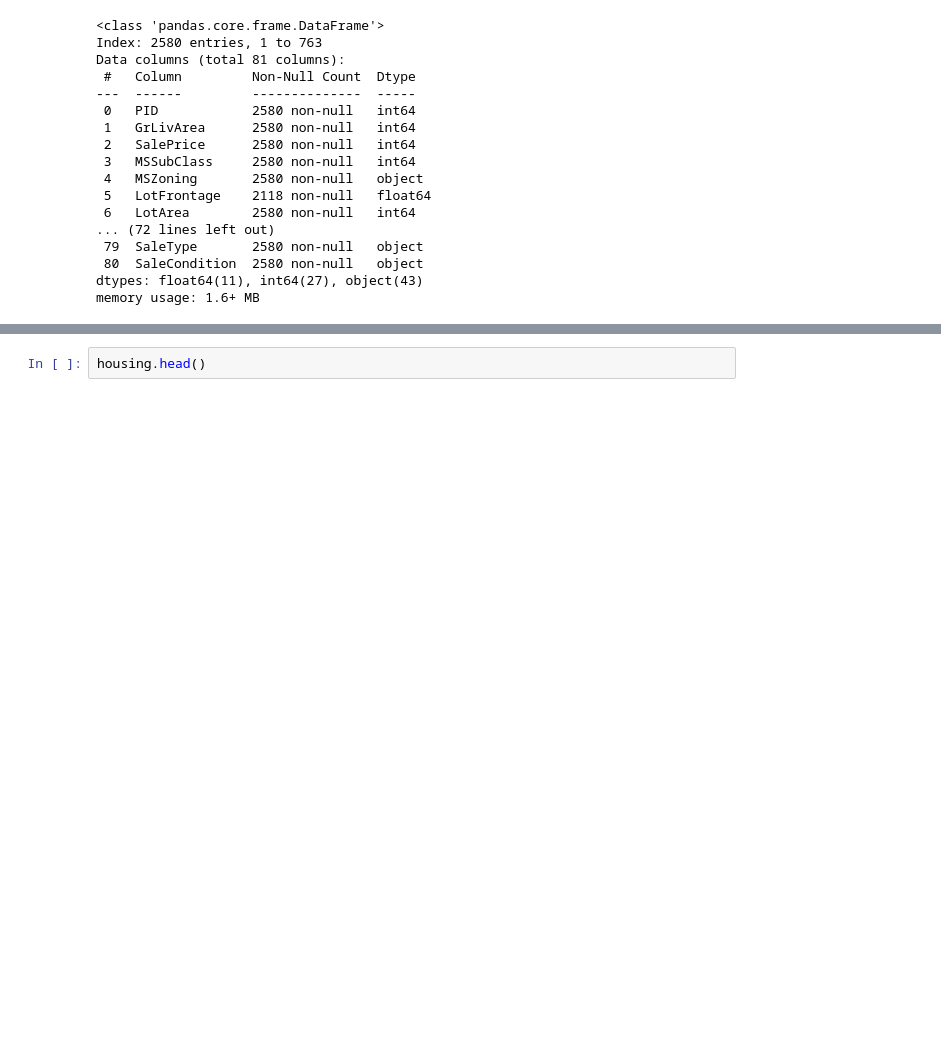
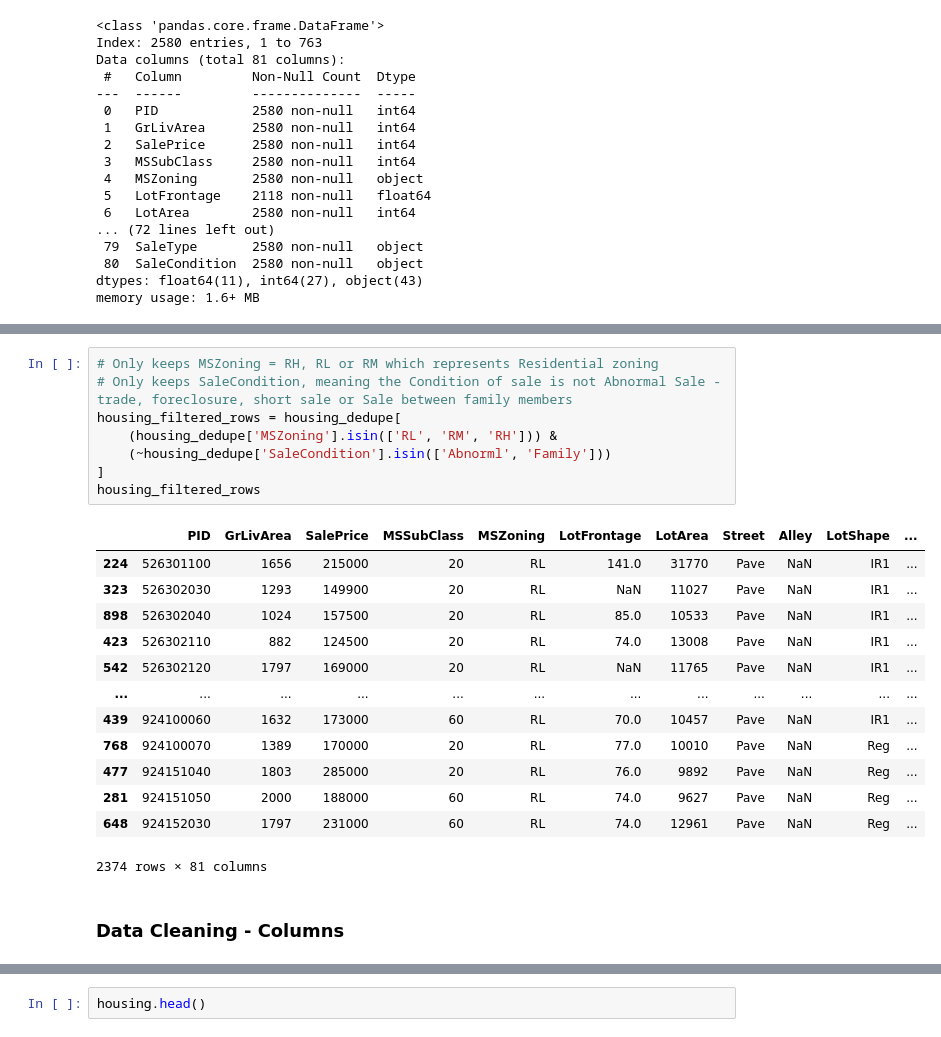
Before and after one commit to erinnyy/Ames_ML_Project, a Jupyter notebook: Ames_Machine_Learning_Project.ipynb, the cells around one changed output, grey strips where cells are left out. Saved outputs shown, nothing was run; the diff lists cells and outputs as text; blank space fills up the shorter version.

```diff
--- a/Ames_Machine_Learning_Project.ipynb
+++ b/Ames_Machine_Learning_Project.ipynb
@@ -31,3 +102,27 @@ memory usage: 1.6+ MB
+# %%
+# Only keeps MSZoning = RH, RL or RM which represents Residential zoning
+# Only keeps SaleCondition, meaning the Condition of sale is not Abnormal Sale -  trade, foreclosure, short sale or Sale between family members
+housing_filtered_rows = housing_dedupe[
+    (housing_dedupe['MSZoning'].isin(['RL', 'RM', 'RH'])) &
+    (~housing_dedupe['SaleCondition'].isin(['Abnorml', 'Family']))
+]
+housing_filtered_rows
+# %% [output]
+|  | PID | GrLivArea | SalePrice | MSSubClass | MSZoning | LotFrontage | LotArea | Street | Alley | LotShape | ... |
+| 224 | 526301100 | 1656 | 215000 | 20 | RL | 141.0 | 31770 | Pave | NaN | IR1 | ... |
+| 323 | 526302030 | 1293 | 149900 | 20 | RL | NaN | 11027 | Pave | NaN | IR1 | ... |
+| 898 | 526302040 | 1024 | 157500 | 20 | RL | 85.0 | 10533 | Pave | NaN | IR1 | ... |
+| 423 | 526302110 | 882 | 124500 | 20 | RL | 74.0 | 13008 | Pave | NaN | IR1 | ... |
+| 542 | 526302120 | 1797 | 169000 | 20 | RL | NaN | 11765 | Pave | NaN | IR1 | ... |
+| ... | ... | ... | ... | ... | ... | ... | ... | ... | ... | ... | ... |
+| 439 | 924100060 | 1632 | 173000 | 60 | RL | 70.0 | 10457 | Pave | NaN | IR1 | ... |
+| 768 | 924100070 | 1389 | 170000 | 20 | RL | 77.0 | 10010 | Pave | NaN | Reg | ... |
+| 477 | 924151040 | 1803 | 285000 | 20 | RL | 76.0 | 9892 | Pave | NaN | Reg | ... |
+| 281 | 924151050 | 2000 | 188000 | 60 | RL | 74.0 | 9627 | Pave | NaN | Reg | ... |
+| 648 | 924152030 | 1797 | 231000 | 60 | RL | 74.0 | 12961 | Pave | NaN | Reg | ... |
+2374 rows × 81 columns
+# %% [markdown]
+### Data Cleaning - Columns
 # %%
 # Calculate % missing
 missing_percent = housing.isna().mean() * 100
```
Also changed, not shown: parts of 13 cells of this notebook.
